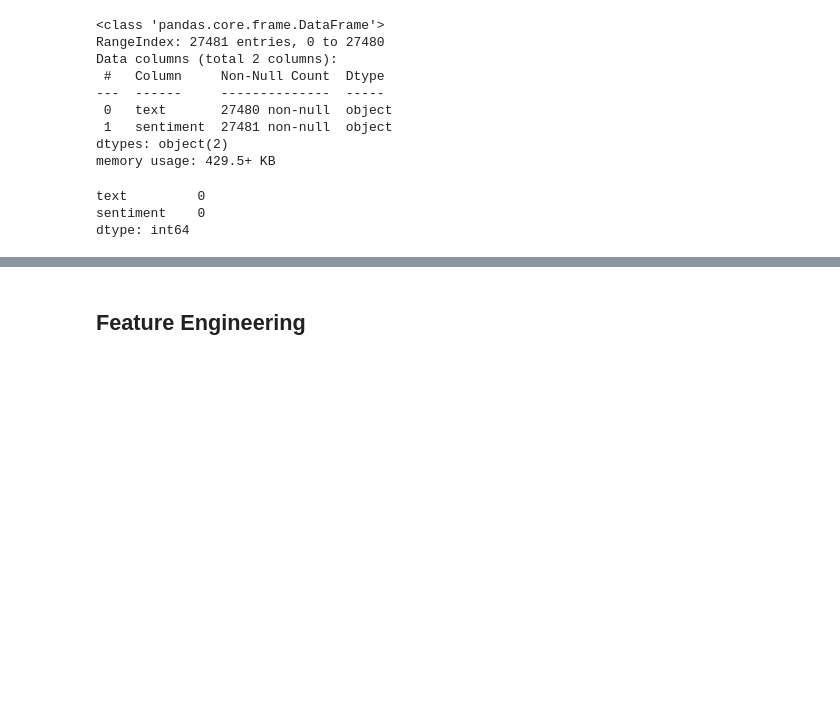
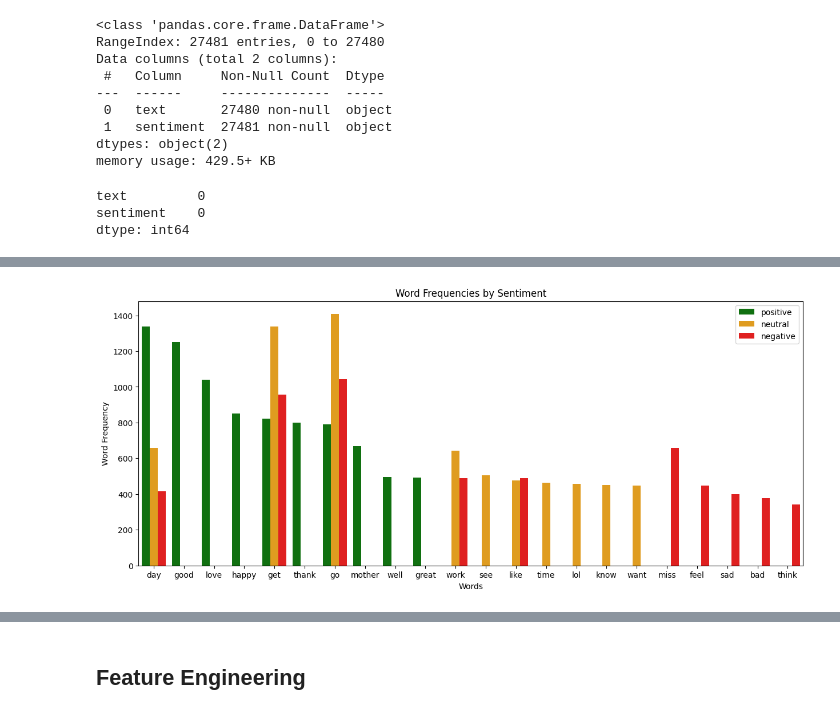
Before and after one commit to meutsabdahal/text-sentiment-analysis, a Jupyter notebook: text_sentiment_analysis.ipynb, the cells around one changed output, grey strips where cells are left out. Saved outputs shown, nothing was run; the diff lists cells and outputs as text; code cells hidden in the pictures; blank space fills up the shorter version.

```diff
--- a/text_sentiment_analysis.ipynb
+++ b/text_sentiment_analysis.ipynb
@@ -77,0 +107,42 @@ df.head()
+# %%
+# all the sentiment token
+positive_token = sum(df[df['sentiment'] == 'positive']['token'].tolist(), [])
+neutral_token = sum(df[df['sentiment'] == 'neutral']['token'].tolist(), [])
+negative_token = sum(df[df['sentiment'] == 'negative']['token'].tolist(), [])
+
+# frequencies for each sentiment and top 10 values
+positive_frequency = FreqDist(positive_token).most_common(10)
+neutral_frequency = FreqDist(neutral_token).most_common(10)
+negative_frequency = FreqDist(negative_token).most_common(10)
+
+token = []
+frequency = []
+sentiment = []
+
+# positive tokens to list
+for word, freq in positive_frequency:
+    token.append(word)
+    frequency.append(freq)
+    sentiment.append('positive')
+
+# neutral tokens to list
+for word, freq in neutral_frequency:
+    token.append(word)
+    frequency.append(freq)
+    sentiment.append('neutral')
+
+# negative tokens to list
+for word, freq in negative_frequency:
+    token.append(word)
+    frequency.append(freq)
+    sentiment.append('negative')
+
+
+plt.figure(figsize=(15, 6))
+sns.barplot(x=token, y=frequency, hue=sentiment, palette=['green', 'orange', 'red'])
+plt.title('Word Frequencies by Sentiment')
+plt.ylabel('Word Frequency')
+plt.xlabel('Words')
+plt.show()
+# %% [output]
+[figure, added]
```
Also changed, not shown: parts of 10 cells of this notebook.
